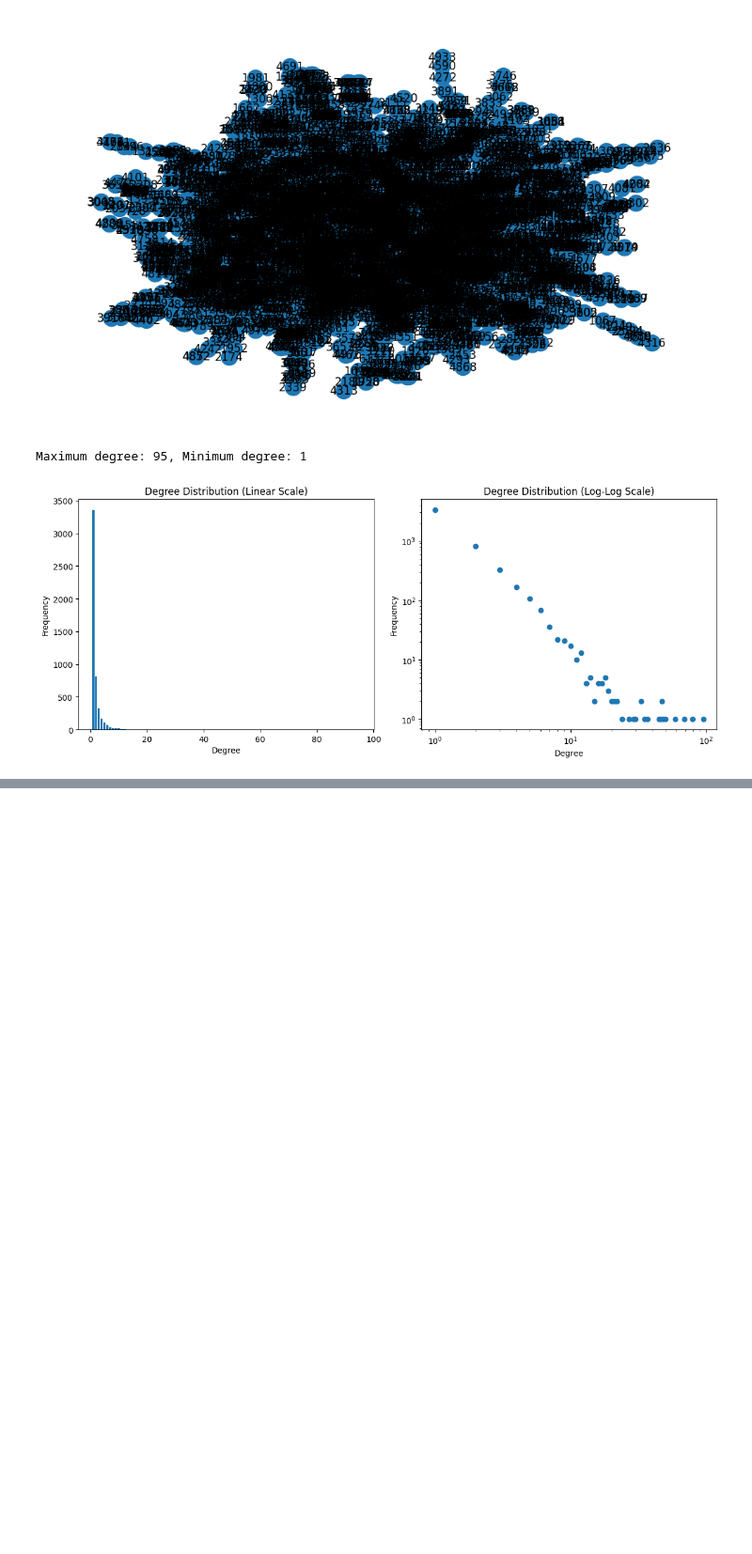
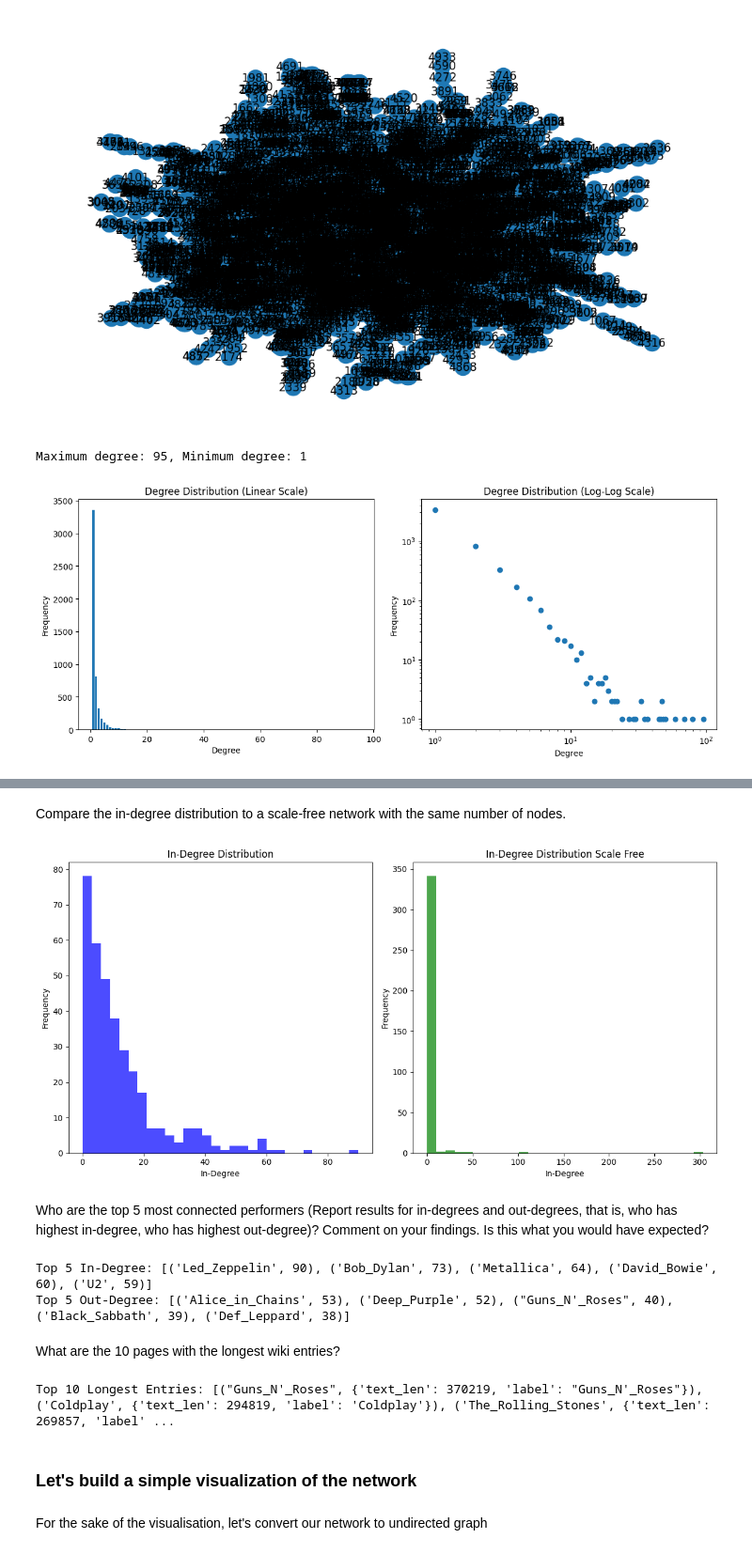
Before and after one commit to asold/sgi_a1_23, a Jupyter notebook: andrei_assignemnt1.ipynb, the cells around one changed output, grey strips where cells are left out. Shown at 94% size. Cells and saved outputs as stored; diff of their text form; code cells hidden in the pictures; blank space fills up the shorter version.

```diff
--- a/andrei_assignemnt1.ipynb
+++ b/andrei_assignemnt1.ipynb
@@ -257,0 +373,23 @@ Maximum degree: 95, Minimum degree: 1
+# %% [markdown]
+Compare the in-degree distribution to a scale-free network with the same number of nodes.
+# %%
+scale_free_graph = nx.scale_free_graph(350)
+
+scale_free_in_degrees = [d for n,d in scale_free_graph.in_degree()]
+
+## plot the in and out degree distributions
+plt.figure(figsize=(12, 6))
+plt.subplot(1, 2, 1)
+plt.hist(in_degrees, bins=30, color='blue', alpha=0.7)
+plt.title('In-Degree Distribution')
+plt.xlabel('In-Degree')
+plt.ylabel('Frequency')
+plt.subplot(1, 2, 2)
+plt.hist(scale_free_in_degrees, bins=30, color='green', alpha=0.7)
+plt.title('In-Degree Distribution Scale Free')
+plt.xlabel('In-Degree')
+plt.ylabel('Frequency')
+plt.tight_layout()
+plt.show()
+# %% [output]
+[figure, added]
@@ -257,0 +400,11 @@ Maximum degree: 95, Minimum degree: 1
+# %% [markdown]
+Who are the top 5 most connected performers (Report results for in-degrees and out-degrees, that is, who has highest in-degree, who has highest out-degree)? Comment on your findings. Is this what you would have expected?
+# %%
+top_5_in_degree = sorted(artists_graph.in_degree(), key=lambda x: x[1], reverse=True)[:5]
+top_5_out_degree = sorted(artists_graph.out_degree(), key=lambda x: x[1], reverse=True)[:5]
+
+print("Top 5 In-Degree:", top_5_in_degree)
+print("Top 5 Out-Degree:", top_5_out_degree)
+# %% [output]
+Top 5 In-Degree: [('Led_Zeppelin', 90), ('Bob_Dylan', 73), ('Metallica', 64), ('David_Bowie', 60), ('U2', 59)]
+Top 5 Out-Degree: [('Alice_in_Chains', 53), ('Deep_Purple', 52), ("Guns_N'_Roses", 40), ('Black_Sabbath', 39), ('Def_Leppard', 38)]
@@ -257,0 +415,11 @@ Maximum degree: 95, Minimum degree: 1
+# %% [markdown]
+What are the 10 pages with the longest wiki entries?
+# %%
+top_10_longest_entries = sorted(artists_graph.nodes(data=True), key=lambda x: x[1]['text_len'], reverse=True)[:10]
+print("Top 10 Longest Entries:", top_10_longest_entries)
+# %% [output]
+Top 10 Longest Entries: [("Guns_N'_Roses", {'text_len': 370219, 'label': "Guns_N'_Roses"}), ('Coldplay', {'text_len': 294819, 'label': 'Coldplay'}), ('The_Rolling_Stones', {'text_len': 269857, 'label' ...
+# %% [markdown]
+### Let's build a simple visualization of the network
+# %% [markdown]
+For the sake of the visualisation, let's convert our network to undirected graph
```
Also changed, not shown: parts of 21 cells of this notebook, 1 other file.
